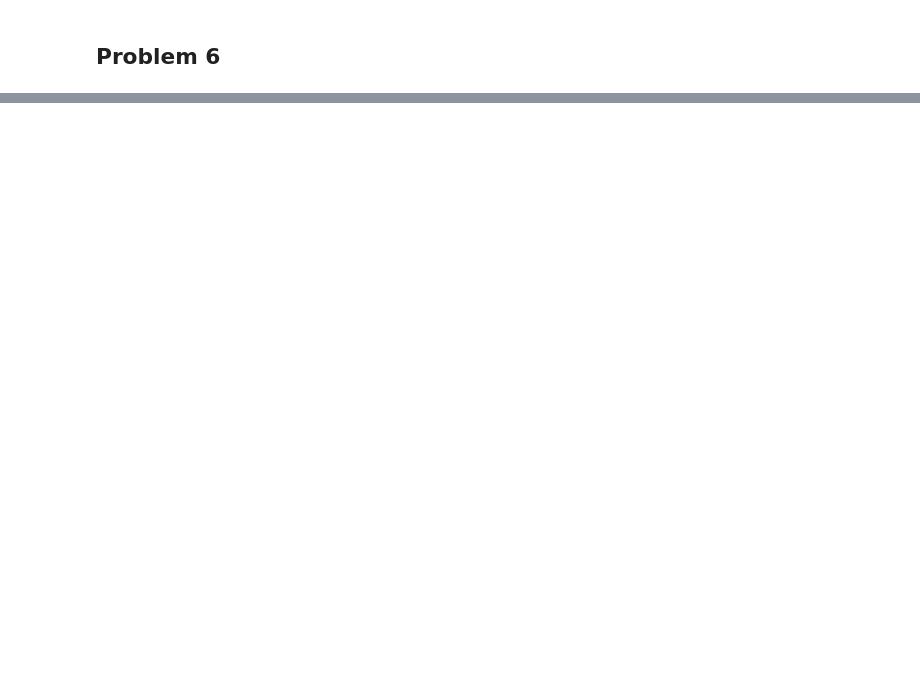
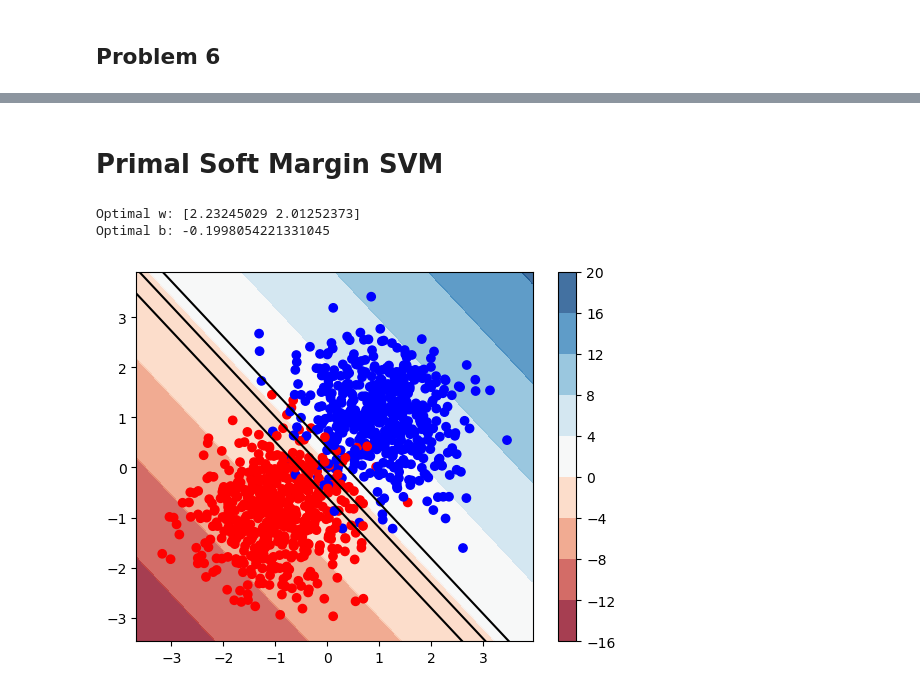
Before and after one commit to varkmiti/S-DS-432, a Jupyter notebook: PSET1/pset1.ipynb, the cells around one changed output, grey strips where cells are left out. Cells and saved outputs as stored; diff of their text form; code cells hidden in the pictures; blank space fills up the shorter version.

Commit message:
Problem 1 done

```diff
--- a/PSET1/pset1.ipynb
+++ b/PSET1/pset1.ipynb
@@ -208,0 +483,43 @@ def LAD_gamma(y: torch.Tensor, x: torch.Tensor, beta: torch.Tensor, gamma: float
+# %% [markdown]
+# Primal Soft Margin SVM
+# %%
+X = np.array(X)
+Y = np.array(Y)
+
+# Number of data points
+n = X.shape[0]
+
+# Create CVXPY variables for weights, bias, and slack variables
+w = cp.Variable(X.shape[1])
+b = cp.Variable()
+zeta = cp.Variable(n)
+
+# Set regularization parameter
+C = 10.0  # You can adjust this value as needed
+
+# Define the objective function
+objective = cp.Minimize(cp.norm(w, 2) / 2 + C * cp.sum(zeta))
+
+# Define the constraints
+constraints = [
+Y[i] * (cp.matmul(w, X[i]) + b) >= 1 - zeta[i] for i in range(n)
+]
+constraints += [zeta[i] >= 0 for i in range(n)]
+
+# Create and solve the CVXPY problem
+prob = cp.Problem(objective, constraints)
+prob.solve(solver=cp.SCS, verbose=False)
+
+# Extract the optimal values of w and b
+w_opt = w.value
+b_opt = b.value
+
+print("Optimal w:", w_opt)
+print("Optimal b:", b_opt)
+
+# pytorch
+plot_binary(X, Y, W=w_opt, b=b_opt)
+# %% [output]
+Optimal w: [2.23245029 2.01252373]
+Optimal b: -0.1998054221331045
+[figure, added]
```
Also changed, not shown: parts of 25 cells of this notebook.
